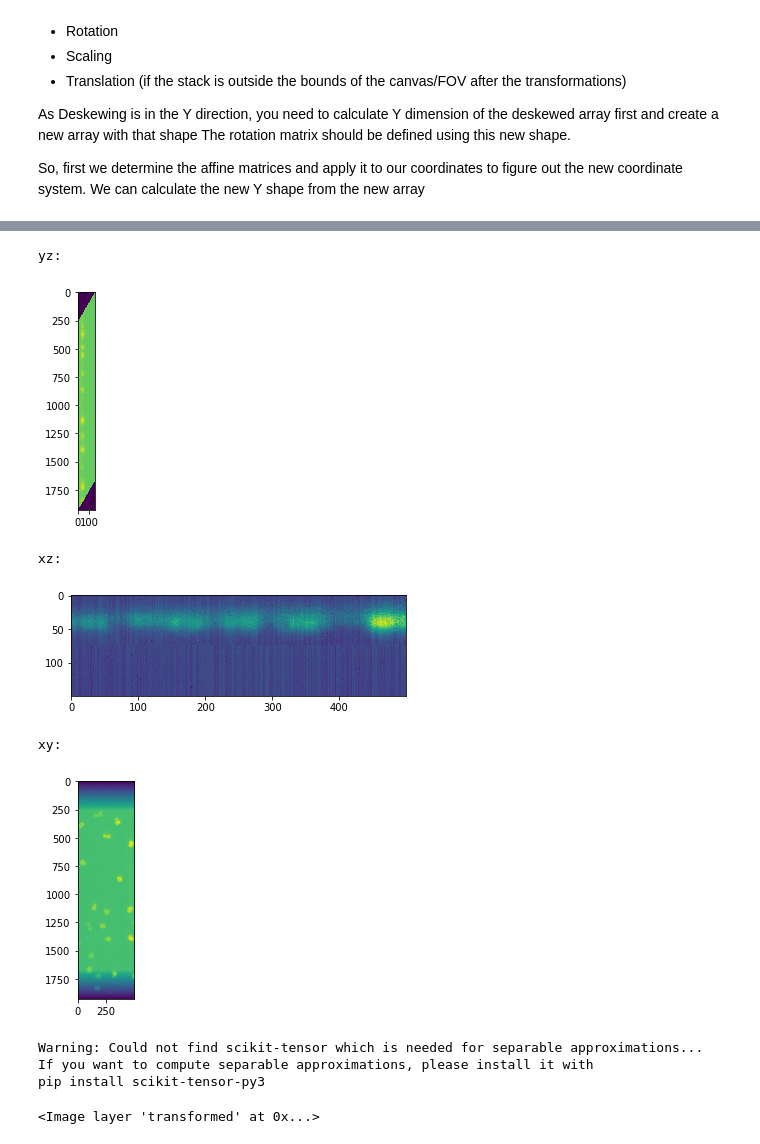
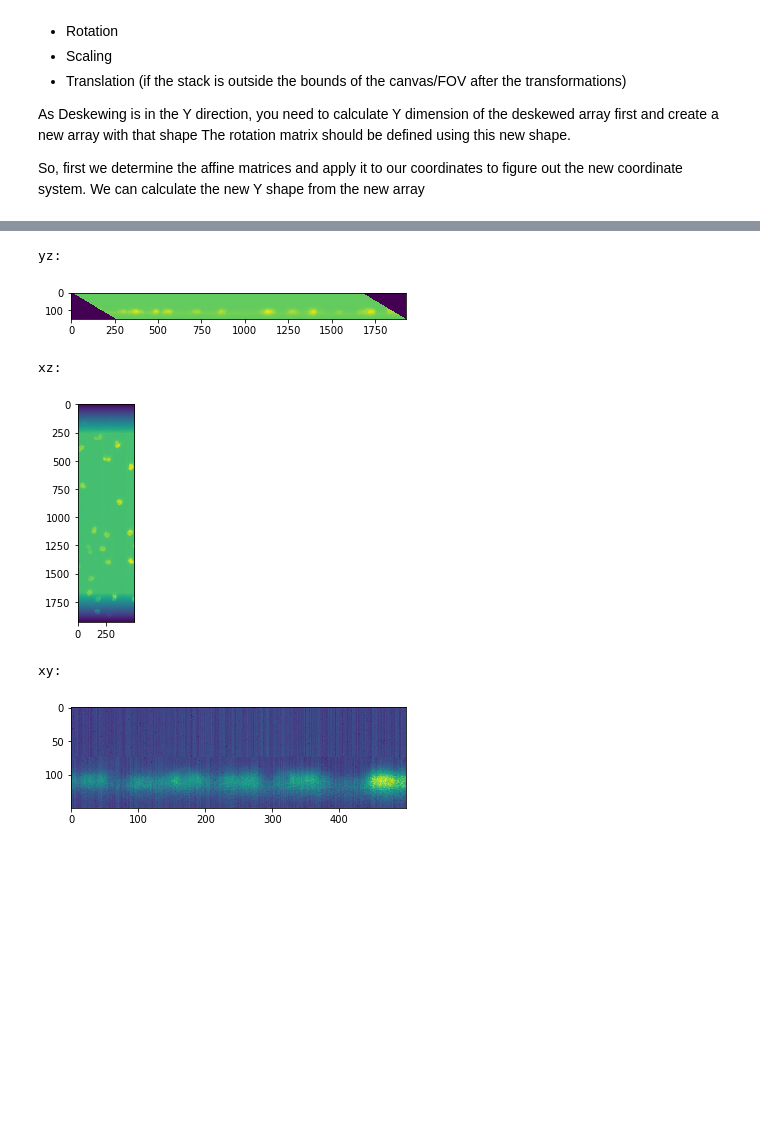
Before and after one commit to haesleinhuepf/napari_lattice, a Jupyter notebook: docs/deskew.ipynb, the cells around one changed output, grey strips where cells are left out. Drawn from its saved outputs; the diff is of its cells as text; code cells hidden in the pictures; blank space fills up the shorter version.

Commit message:
make source and target coordinate system as similar as possible

```diff
--- a/docs/deskew.ipynb
+++ b/docs/deskew.ipynb
@@ -37,6 +40,0 @@ We can calculate the new Y shape from the new array
-# %%
-from itertools import product
-nz,ny,nx=raw.shape
-
-coord_list=[list(x)+[1] for x in product((0,nz),(0,ny),(0,nx))]
-coord_list
@@ -52,5 +41,12 @@ coord_list
 # %%
 def affine_transform(source, at:cle.AffineTransform3D=None):
+    """
+    Applies an AffineTransform3D to a given soure image. What's different to the affine_transform in clesperanto:
+    Assuming the transform rotates the image out of the field of view (negative coordinates), it will be moved back
+    so that all pixels are visible. Thus, the applied transform actually contains a translation, that was not passed
+    as parameter.
+    """
+
     # define coordinates of all corners of the current stack
     from itertools import product
     nx,ny,nz=source.shape
@@ -84,51 +80,49 @@ def affine_transform(source, at:cle.AffineTransform3D=None):
     return cle.affine_transform(source, destination, transform=transform_copy)
 
 
-def deskew(raw, rotation_angle : float = 30):
+def deskew_y(raw, rotation_angle : float = 30):
+    """
+    Deskew an image stack.
+    """
 
     # from https://github.com/SpimCat/unsweep/blob/6592b2667bda304336360e099ac015654a87787a/src/main/java/net/haesleinhuepf/spimcat/unsweep/Unsweep.java#L45
     import math
     deskew_factor = 1.0 / math.tan(rotation_angle * math.pi / 180);
 
     deskew_transform = cle.AffineTransform3D()
     # shearing
     shear_mat = np.array([
                         [1.0, 0 ,0 , 0],
                         [0, 1.0, deskew_factor, 0],
                         [0, 0, 1.0, 0],
-                        [0.0, 0.0, 0.0, 1.0]
+                        [0, 0.0, 0.0, 1.0]
                         ])
     deskew_transform._concatenate(shear_mat)
 
     # rotation
-    deskew_transform.rotate(angle_in_degrees=-rotation_angle, axis=0)
+    deskew_transform.rotate(angle_in_degrees=90-rotation_angle, axis=0)
 
     # apply transform
     return affine_transform(raw, at=deskew_transform)
 
-transformed = deskew(raw)
+transformed = deskew_y(raw)
 
 print("yz:")
 cle.imshow(cle.mean_x_projection(transformed))
 print("xz:")
 cle.imshow(cle.mean_y_projection(transformed))
 print("xy:")
 cle.imshow(cle.mean_z_projection(transformed))
 # %% [output]
 yz:
-[figure, old version]
+[figure, new version]
 xz:
-[figure, old version]
+[figure, new version]
 xy:
-[figure, old version]
+[figure, new version]
 # %%
 import napari
 viewer = napari.Viewer()
 
 #viewer.add_image(new_dim)
 viewer.add_image(transformed)
-# %% [output]
-Warning: Could not find scikit-tensor which is needed for separable approximations...
-If you want to compute separable approximations, please install it with
-pip install scikit-tensor-py3
-<Image layer 'transformed' at 0x...>
```
Also changed, not shown: parts of 3 cells of this notebook.
